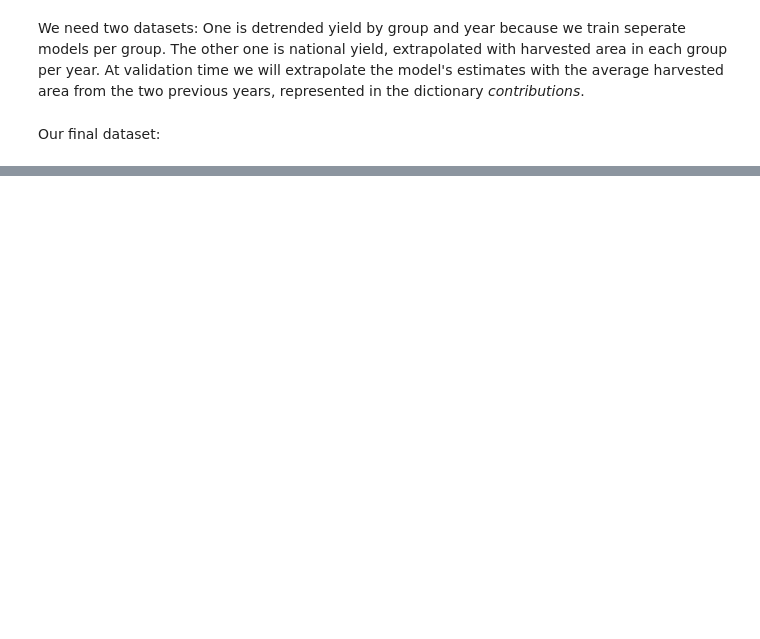
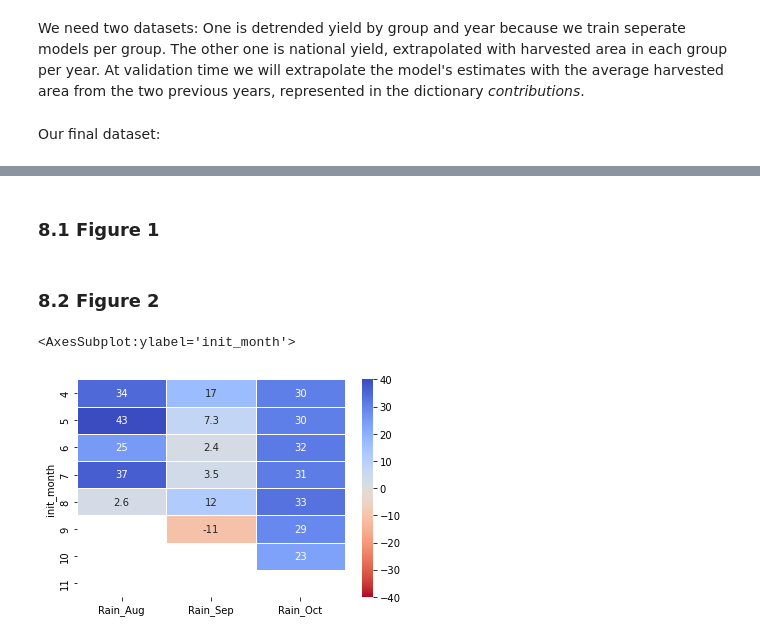
Before and after one commit to mzachow/wheat-yield-forecast-brazil, a Jupyter notebook: climatology_vs_seasonal_forecasts.ipynb, the cells around one changed output, grey strips where cells are left out. Cells and saved outputs as stored; diff of their text form; code cells hidden in the pictures; blank space fills up the shorter version.

```diff
--- a/climatology_vs_seasonal_forecasts.ipynb
+++ b/climatology_vs_seasonal_forecasts.ipynb
@@ -103,0 +108,10 @@ features_complete = (pd
+# %%
+variables = ['Tmean_Aug', 'Tmean_Oct', 'Tmean_Sep', 'Tmax_Aug', 'Tmax_Oct', 'Tmax_Sep',
+             'Tmin_Aug', 'Tmin_Oct', 'Tmin_Sep', 'Rain_Aug', 'Rain_Oct', 'Rain_Sep']
+values = features_complete.loc[(features_complete["model"] == "WS"), variables]
+cor_matrix = values.corr().abs().round(2)
+upper_tri = cor_matrix.where(np.triu(np.ones(cor_matrix.shape),k=1).astype(bool))
+to_drop = [column for column in upper_tri.columns if any(upper_tri[column] > 0.9)]
+print(to_drop)
+
+features_complete = features_complete.drop(to_drop, axis=1)
@@ -179,0 +159,28 @@ results
+# %% [markdown]
+### 8.1 Figure 1
+# %% [markdown]
+### 8.2 Figure 2
+# %%
+features_bias = features_complete.sort_values(by=["model", "init_month", "zone", "year"]).reset_index(drop=True)
+features_ws = features_bias.loc[features_bias["model"] == "WS"].reset_index(drop=True).copy().set_index(["model", "init_month", "zone", "year"])
+features_models = features_bias.loc[features_bias["model"] != "WS"].reset_index(drop=True).copy().set_index(["model", "init_month", "zone", "year"])
+features_models.loc[:, features_models.columns] = features_models.values - pd.concat([features_ws] * 40, ignore_index=False).values
+# %%
+mae_models = features_models.reset_index().drop(columns=["zone", "year"], axis=1).groupby(["model", "init_month"]).mean().abs()
+# %%
+mme_mae = mae_models.round(2).loc[(["MME"]), ["Rain_Aug", "Rain_Sep", "Rain_Oct"]]
+ukmo_mae = mae_models.round(2).loc[(["UKMO"]), [ "Rain_Aug", "Rain_Sep", "Rain_Oct"]]
+ncep_mae = mae_models.round(2).loc[(["NCEP"]), [ "Rain_Aug", "Rain_Sep", "Rain_Oct"]]
+ecmwf_mae = mae_models.round(2).loc[(["ECMWF"]), [ "Rain_Aug", "Rain_Sep", "Rain_Oct"]]
+climate_mae = mae_models.round(2).loc[(["CLIMATE"]), [ "Rain_Aug", "Rain_Sep", "Rain_Oct"]]
+
+difference_ukmo = (ukmo_mae.reset_index().set_index("init_month").drop(columns=["model"]) - mme_mae.reset_index().set_index("init_month").drop(columns=["model"])).round(2).replace({0:np.nan})
+difference_ncep = (ncep_mae.reset_index().set_index("init_month").drop(columns=["model"]) - mme_mae.reset_index().set_index("init_month").drop(columns=["model"])).round(2).replace({0:np.nan})
+difference_ecmwf = (ecmwf_mae.reset_index().set_index("init_month").drop(columns=["model"]) - mme_mae.reset_index().set_index("init_month").drop(columns=["model"])).round(2).replace({0:np.nan})
+difference_climate = (climate_mae.reset_index().set_index("init_month").drop(columns=["model"]) - mme_mae.reset_index().set_index("init_month").drop(columns=["model"])).round(2).replace({0:np.nan})
+# %%
+sns.heatmap(cmap="coolwarm_r", vmax=40, vmin=-40, data=difference_ukmo, annot=True, linewidths=1, linecolor="white")
+plt.savefig("ukmo_mme_rain.svg")
+# %% [output]
+<AxesSubplot:ylabel='init_month'>
+[figure, added]
```
Also changed, not shown: parts of 24 cells of this notebook, 2 other files.
